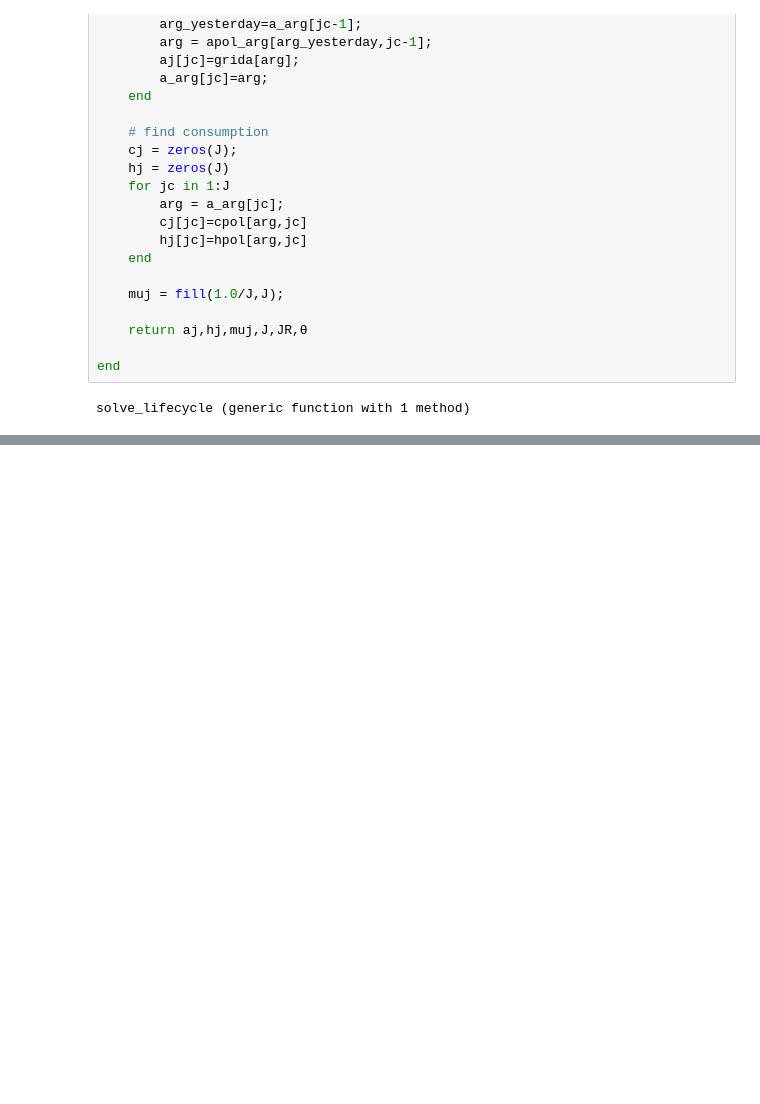
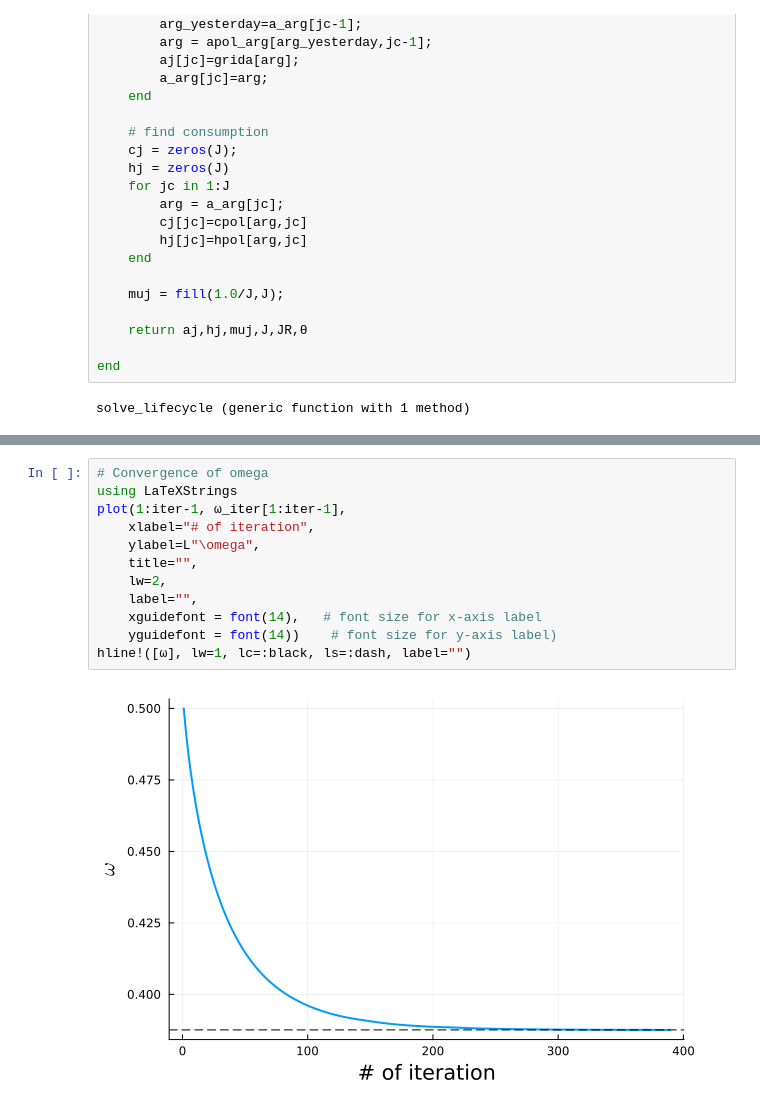
Before and after one commit to Kanato-Nakakuni/ComputationalMacro, a Jupyter notebook: Lec5_Calibration.ipynb, the cells around one changed output, grey strips where cells are left out. Saved outputs shown, nothing was run; the diff lists cells and outputs as text; blank space fills up the shorter version.

```diff
--- a/Lec5_Calibration.ipynb
+++ b/Lec5_Calibration.ipynb
@@ -367,0 +425,14 @@ theta = 0.10946
+# %%
+# Convergence of omega
+using LaTeXStrings
+plot(1:iter-1, ω_iter[1:iter-1],
+    xlabel="# of iteration",
+    ylabel=L"\omega",
+    title="",
+    lw=2,
+    label="",
+    xguidefont = font(14),   # font size for x-axis label
+    yguidefont = font(14))    # font size for y-axis label)
+hline!([ω], lw=1, lc=:black, ls=:dash, label="")
+# %% [output]
+[figure, added]
```
Also changed, not shown: parts of 7 cells of this notebook.
